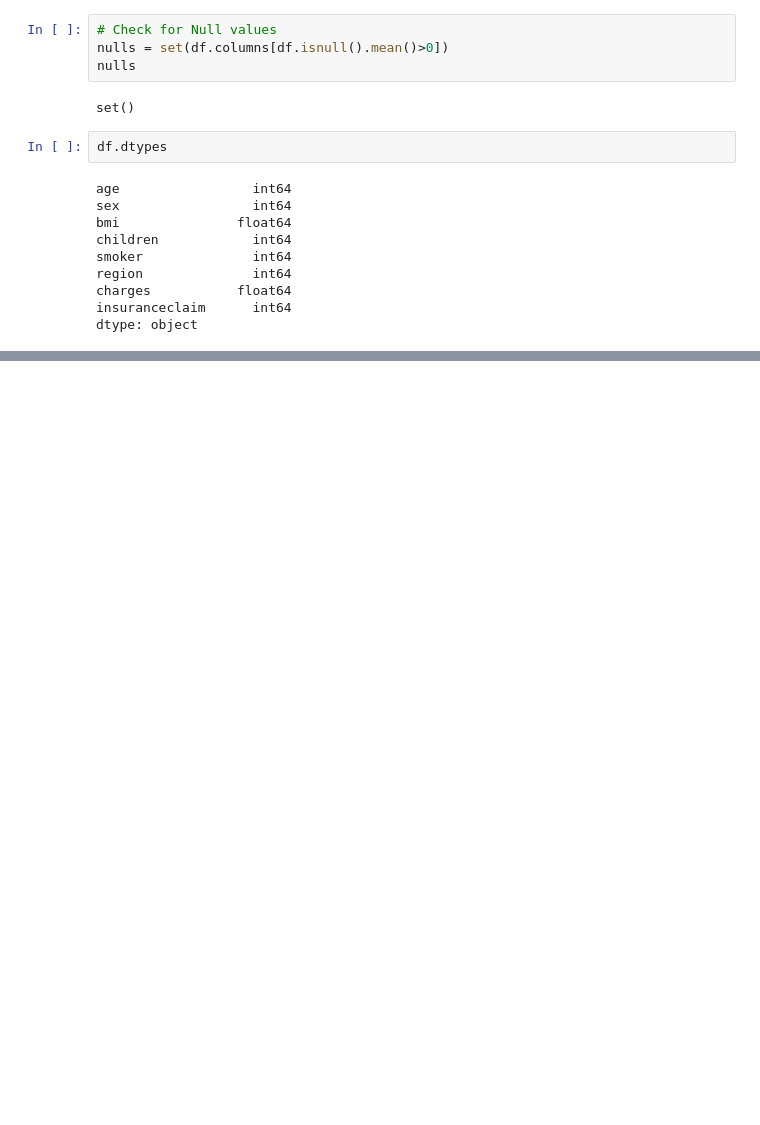
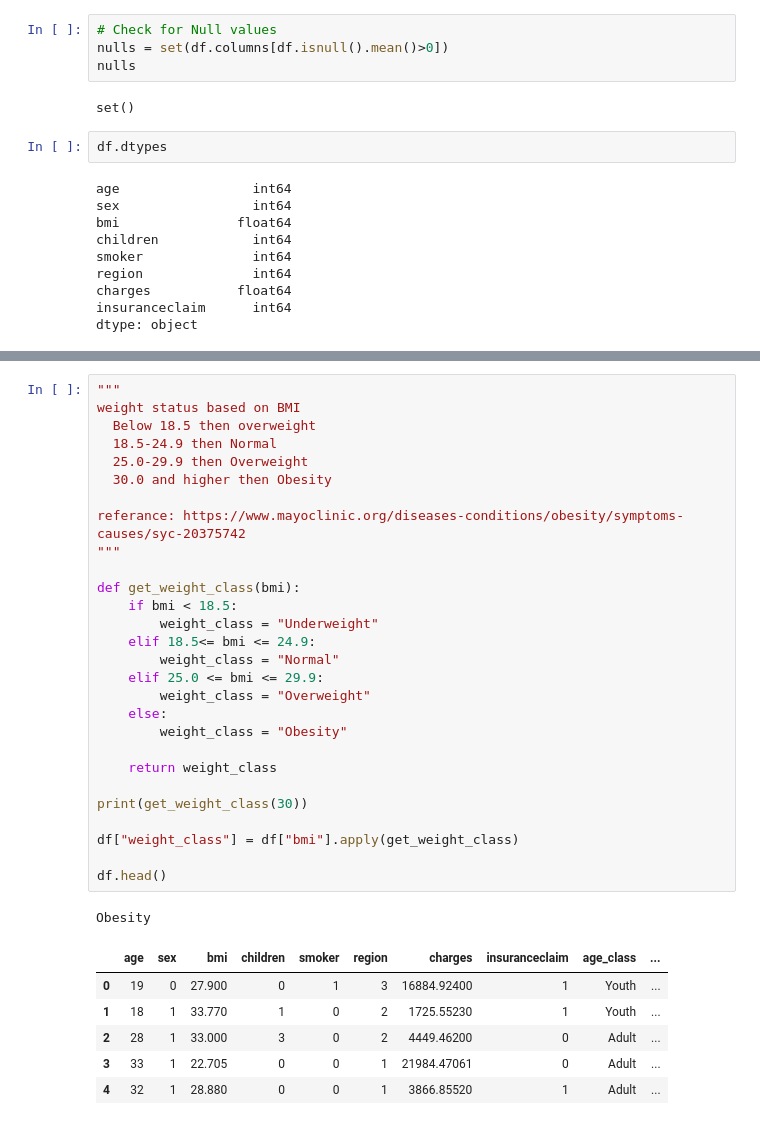
Before and after one commit to nisalm/insurance-claims-prediction, a Jupyter notebook: Insurance-EDA.ipynb, the cells around one changed output, grey strips where cells are left out. Cells and saved outputs as stored; diff of their text form; blank space fills up the shorter version.

```diff
--- a/Insurance-EDA.ipynb
+++ b/Insurance-EDA.ipynb
@@ -54,0 +111,36 @@ dtype: object
+# %%
+"""
+weight status based on BMI
+  Below 18.5 then overweight
+  18.5-24.9 then Normal
+  25.0-29.9 then Overweight
+  30.0 and higher then Obesity
+
+referance: https://www.mayoclinic.org/diseases-conditions/obesity/symptoms-causes/syc-20375742
+"""
+
+def get_weight_class(bmi):
+    if bmi < 18.5:
+        weight_class = "Underweight"
+    elif 18.5<= bmi <= 24.9:
+        weight_class = "Normal"
+    elif 25.0 <= bmi <= 29.9:
+        weight_class = "Overweight"
+    else:
+        weight_class = "Obesity"
+
+    return weight_class
+
+print(get_weight_class(30))
+
+df["weight_class"] = df["bmi"].apply(get_weight_class)
+
+df.head()
+# %% [output]
+Obesity
+|  | age | sex | bmi | children | smoker | region | charges | insuranceclaim | age_class | ... |
+| 0 | 19 | 0 | 27.900 | 0 | 1 | 3 | 16884.92400 | 1 | Youth | ... |
+| 1 | 18 | 1 | 33.770 | 1 | 0 | 2 | 1725.55230 | 1 | Youth | ... |
+| 2 | 28 | 1 | 33.000 | 3 | 0 | 2 | 4449.46200 | 0 | Adult | ... |
+| 3 | 33 | 1 | 22.705 | 0 | 0 | 1 | 21984.47061 | 0 | Adult | ... |
+| 4 | 32 | 1 | 28.880 | 0 | 0 | 1 | 3866.85520 | 1 | Adult | ... |
```
Also changed, not shown: parts of 11 cells of this notebook.
